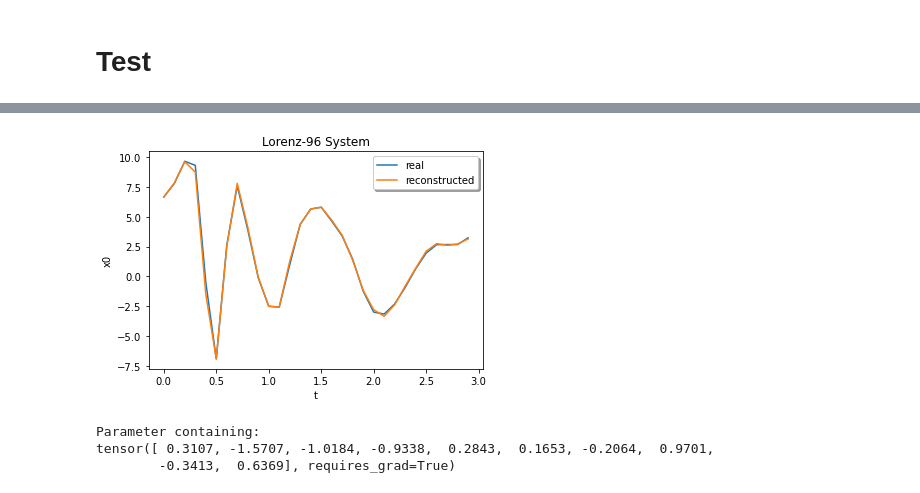
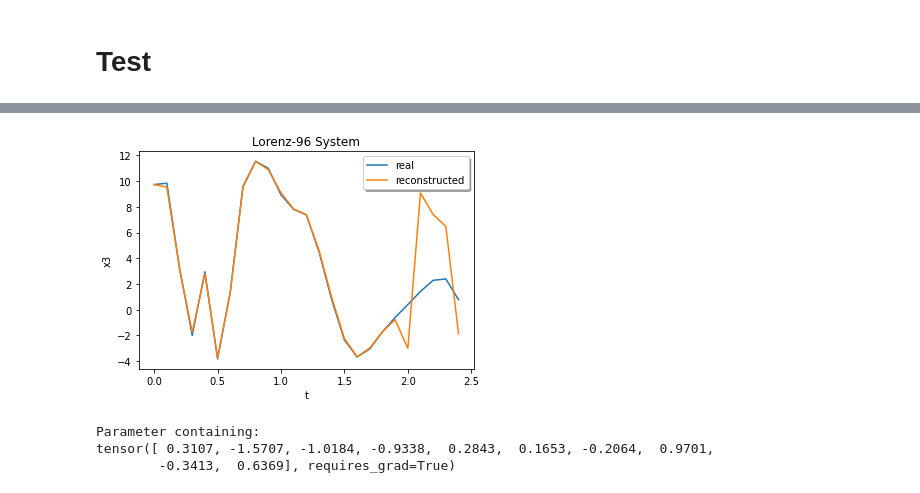
Before and after one commit to michael-psenka/linearize-dynamics, a Jupyter notebook: new-model-test.ipynb, the cells around one changed output, grey strips where cells are left out. Drawn from its saved outputs; the diff is of its cells as text; code cells hidden in the pictures.

```diff
--- a/new-model-test.ipynb
+++ b/new-model-test.ipynb
@@ -31,7 +36,7 @@ X0 += epsilon
 # integrator fidelity & time points setup
 t0 = 0.0
 t_step = 0.1
-T = 3.0
+T = 2.0
 t_np = np.arange(0.0, T, t_step)
 t = torch.from_numpy(t_np)
 # %%
@@ -327,6 +360,21 @@ for a in range(len(alphas)):
         dy_net.zero_grad()
         rec_net.zero_grad()
 
+        # for j in range(1):
+        #     # forward
+        #     outputs = lin_net(data[j,:,:])
+        #     # apply linear transformations
+        #     outputs_generated = dy_net(outputs[0,:])
+        #     # loss = 0
+        #     # for j in range(0,T_steps-1):
+        #     #     outputs_generated[j+1,:] = dy_net(outputs_generated[j,:])
+
+        #     # linearization loss
+        #     loss = 0.5*(((outputs[1:,:] - outputs_generated[1:,:])).pow(2)*time_scale).sum()
+        #     # reconstruction loss
+        #     reconstructed = rec_net(outputs)
+        #     loss += 0.5*lmbda*(reconstructed - data).pow(2).sum()
+
         # forward
         outputs = lin_net(data)
         # apply linear transformations
@@ -347,6 +395,7 @@ for a in range(len(alphas)):
 
         if i % 300 == 0:
             print(f'loss {loss} step {i} alpha {alphas[a]}')
+
         # backward
         loss.backward()
 
@@ -368,7 +417,7 @@ for a in range(len(alphas)):
 
         # LR drop
         # Set new lr
-        if i == 3000:
+        if i == 4000:
             # lr = 0.6*lr
             for g in opt_lin.param_groups:
                 g['lr'] = 0.01*lr
@@ -438,36 +490,36 @@ tensor([[1.0000],
 # %%
 with torch.no_grad():
     # collection of all hidden states
     hidden_data = lin_net(data)
     hidden_data_generated = dy_net(hidden_data[0,:])
 
-T_test = T
+T_test = T + 0.5
 t_test = np.arange(0.0, T_test, t_step)
 
-test_index = 0
+test_index = 3
 
 z = RK45_result.sol(t_test)[test_index]
 
 test_hidden = hidden_data_generated.detach().clone()
 # print(test_hidden.numel())
 for i in range((int)((T_test - T)/t_step)):
     prev = test_hidden[-1,:]
     nxt = (prev + dy_net.M.data @ prev).reshape((1,prev.numel()))
     test_hidden = torch.cat([test_hidden,nxt], dim=0)
 
 test_rec = rec_net(test_hidden)
 # z = 0.01*np.sum(z, axis=0)
 plt.plot(t_test, z.T)
 
 test_plot = test_rec[:,test_index].detach().numpy().T
 plt.plot(t_test[:], test_plot[:])
 plt.xlabel('t')
 plt.ylabel(f'x{test_index}')
 plt.legend(['real', 'reconstructed'], shadow=True)
 plt.title('Lorenz-96 System')
 plt.show()
 # %% [output]
-[figure, old version]
+[figure, new version]
 # %%
 print(dy_net.b)
 # %% [output]
```
Also changed, not shown: parts of 14 cells of this notebook.
